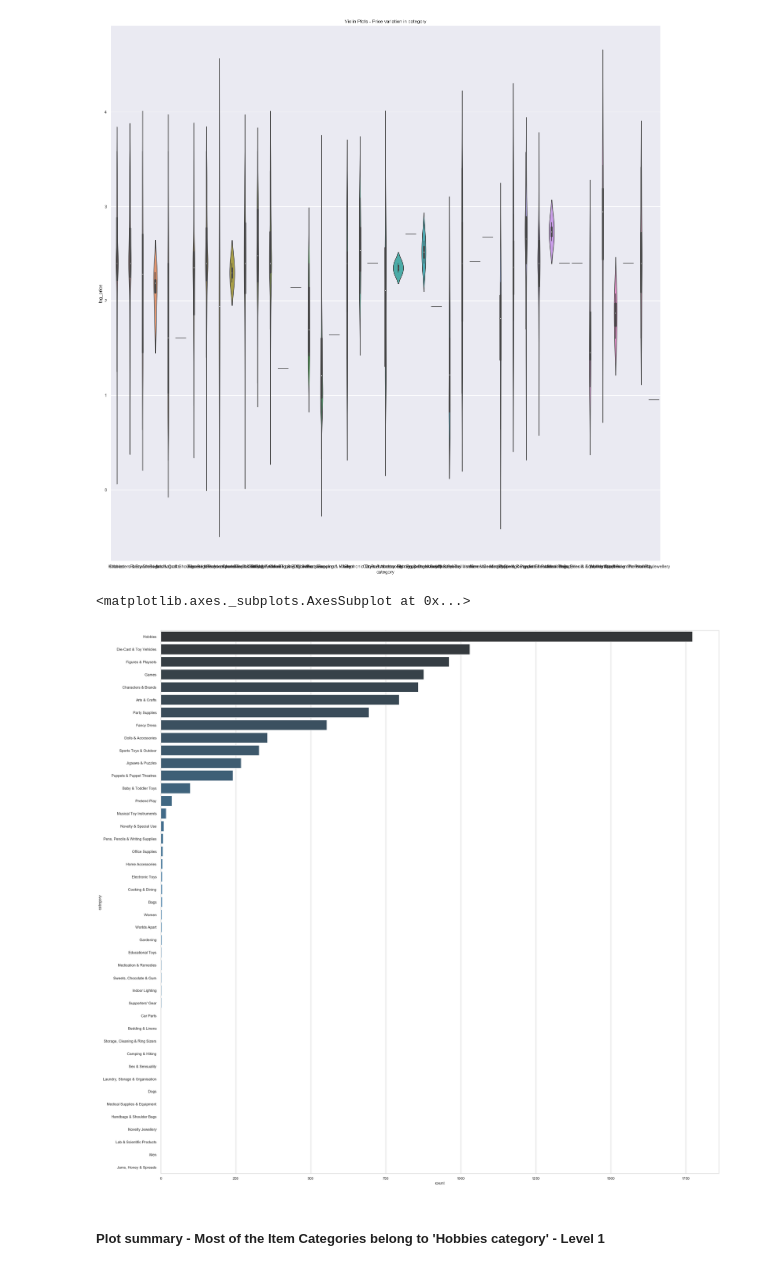
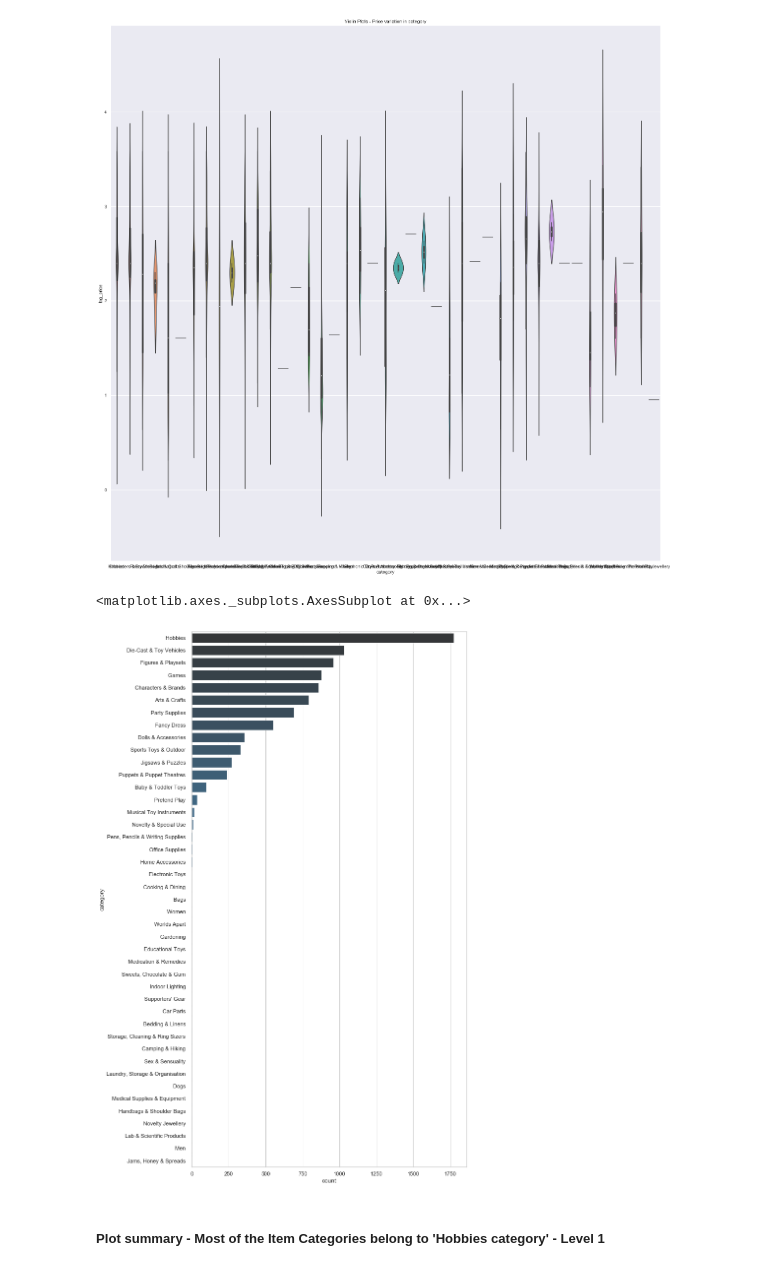
Before and after one commit to mahendrachhipa/Ed5005Thesis, a Jupyter notebook: notebook/MScAI_Aux_JN_18204929_Mahendra_Chhipa.ipynb, the cells around one changed output. Drawn from its saved outputs; the diff is of its cells as text; code cells hidden in the pictures.

```diff
--- a/notebook/MScAI_Aux_JN_18204929_Mahendra_Chhipa.ipynb
+++ b/notebook/MScAI_Aux_JN_18204929_Mahendra_Chhipa.ipynb
@@ -496,13 +504,13 @@ plt.show()
 # %%
 df_category_counts = pd.DataFrame(df.groupby('category',as_index = False).agg({'average_review_rating' : 'count'}))
 df_category_counts.columns = ['category','count']
 df_category_counts = df_category_counts.sort_values(by=['count'],ascending = False)
 
-sns.set(rc={'figure.figsize':(30,30)}, style = 'whitegrid')
+sns.set(rc={'figure.figsize':(10,20)}, style = 'whitegrid')
 sns.barplot(x = "count", y="category", data=df_category_counts,palette="Blues_d")
 # %% [output]
 <matplotlib.axes._subplots.AxesSubplot at 0x...>
-[figure, old version]
+[figure, new version]
 # %% [markdown]
 ##### Plot summary - Most of the Item Categories belong to 'Hobbies category' - Level 1
 # %%
```
Also changed, not shown: parts of 33 cells of this notebook.
